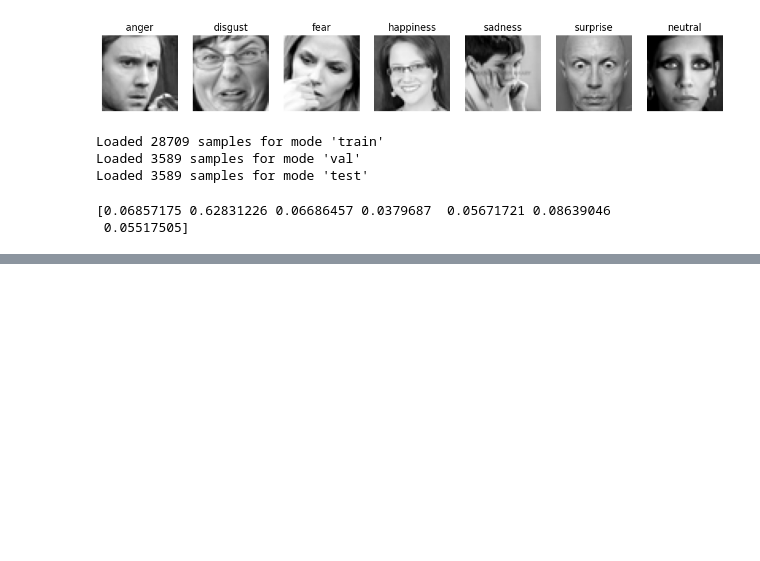
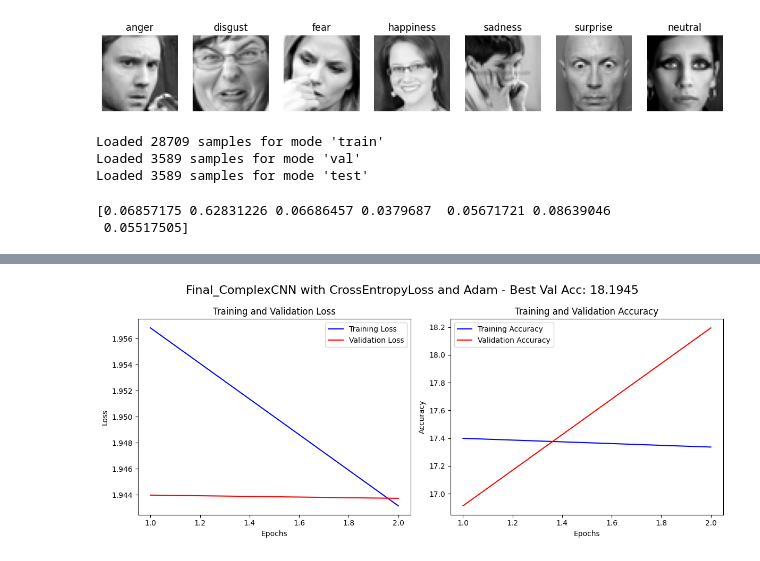
Before and after one commit to coppeneur/cv-deep-learning, a Jupyter notebook: pipeline_assignment_2.ipynb, the cells around one changed output, grey strips where cells are left out. Saved outputs shown, nothing was run; the diff lists cells and outputs as text; code cells hidden in the pictures; blank space fills up the shorter version.

```diff
--- a/pipeline_assignment_2.ipynb
+++ b/pipeline_assignment_2.ipynb
@@ -174,0 +202,6 @@ weighted avg       0.57      0.57      0.55      3589
+# %%
+model = m.Final_ComplexCNN()
+criteria = torch.nn.CrossEntropyLoss(weight=train_class_weights)
+optimizer = torch.optim.Adam(model.parameters(), lr=0.001)
+t.train(model, train_loader, valid_loader, criteria, optimizer, num_epochs=2)
+# %% [output]
@@ -174,0 +212 @@ weighted avg       0.57      0.57      0.55      3589
+[figure, added]
```
Also changed, not shown: parts of 8 cells of this notebook, 1 other file.
